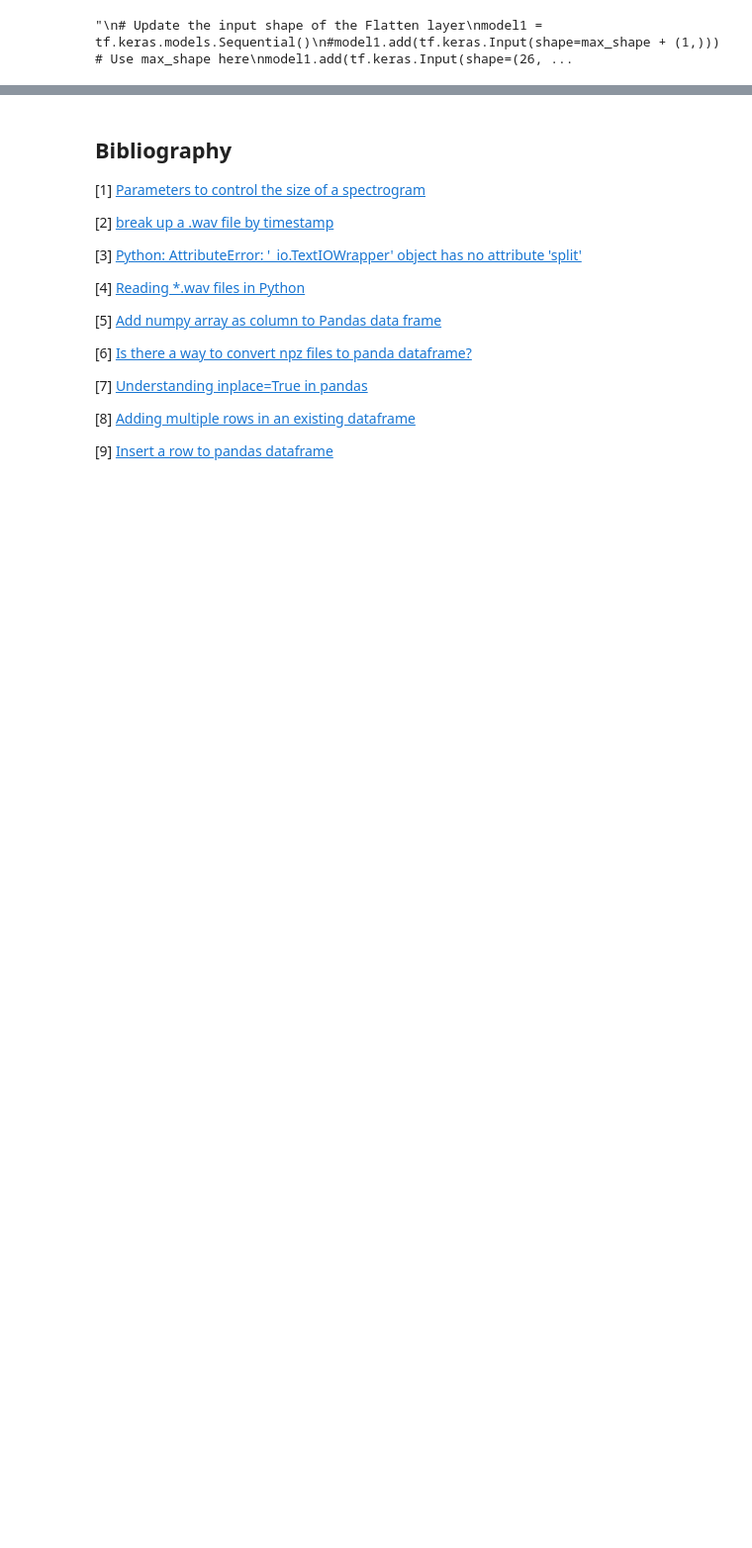
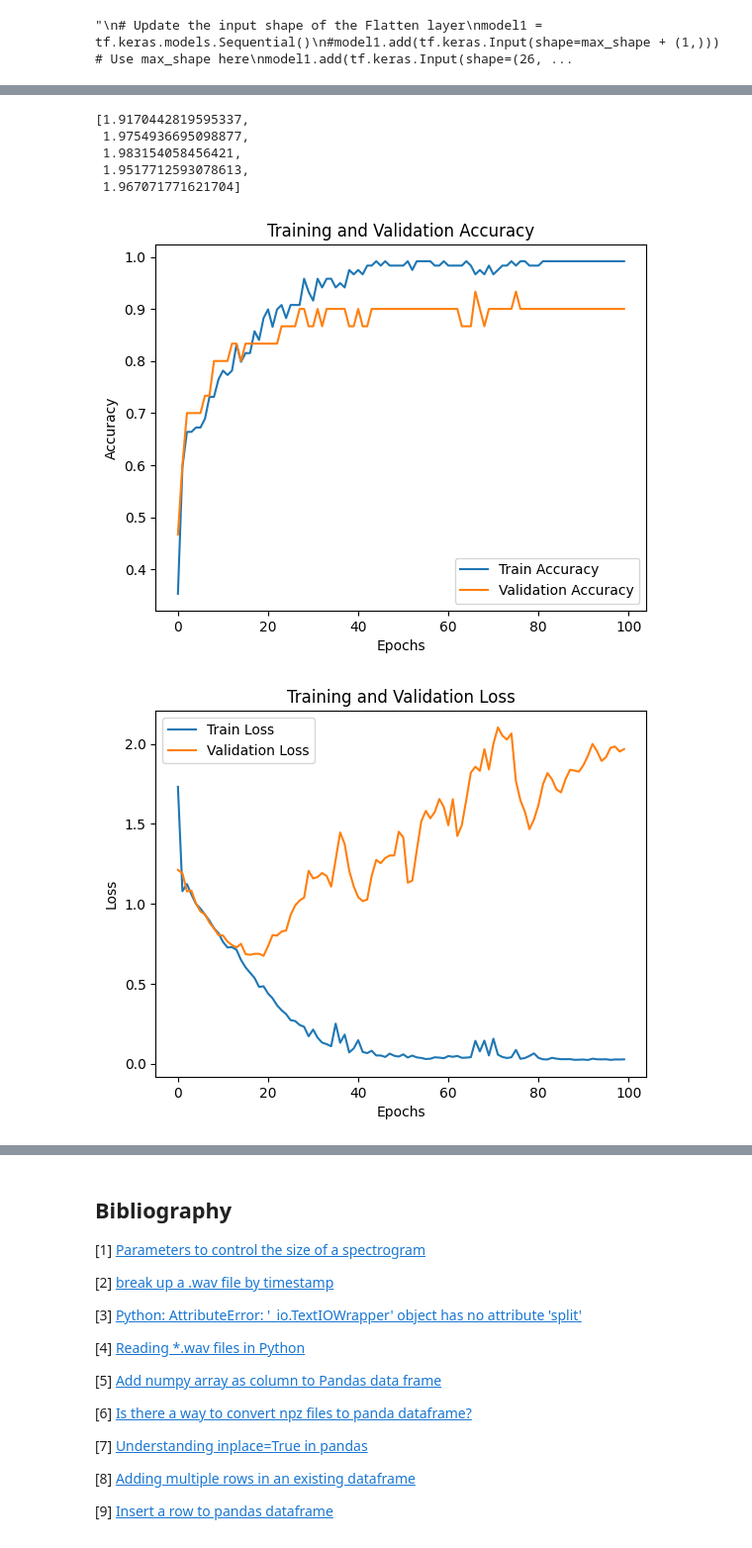
Before and after one commit to mickalleny2k/ML-Project2, a Jupyter notebook: Spectrogram.ipynb, the cells around one changed output, grey strips where cells are left out. Shown at 99% size. Drawn from its saved outputs; the diff is of its cells as text; code cells hidden in the pictures; blank space fills up the shorter version.

```diff
--- a/Spectrogram.ipynb
+++ b/Spectrogram.ipynb
@@ -1555,0 +1597,26 @@ for i in range(len(y_pred)):
+# %%
+# Update the input shape of the Flatten layer
+model2 = tf.keras.models.Sequential()
+data_augmentation,
+model2.add(tf.keras.Input(shape=X_train_padded[0].shape))  # Use the shape of the padded data
+model2.add(layers.Conv2D(16, (3, 3), padding='same', activation='relu'))
+model2.add(layers.MaxPooling2D((2, 2)))
+model2.add(layers.Dropout(0.2)),
+model2.add(layers.Conv2D(32, (3, 3), padding='same', activation='relu'))
+model2.add(layers.MaxPooling2D((2, 2)))
+model2.add(layers.Conv2D(64, (3, 3), padding='same', activation='relu'))
+model2.add(layers.MaxPooling2D((2, 2)))
+model2.add(layers.Dropout(0.2)),
+model2.add(layers.Flatten())
+model2.add(layers.Dense(100, activation='relu'))
+model2.add(layers.Dense(100, activation='relu'))
+model2.add(layers.Dense(100, activation='relu'))
+model2.add(layers.Dense(numberofclasses, activation='softmax'))
+# %%
+model2.compile(
+    optimizer=tf.keras.optimizers.Adam(0.001),
+    loss=tf.keras.losses.SparseCategoricalCrossentropy(from_logits=False),
+    metrics=['accuracy'],
+)
+# %%
+history = model2.fit(X_train_padded, y_train, epochs=100, validation_split=0.2)
@@ -1555,0 +1641,30 @@ for i in range(len(y_pred)):
+# %%
+history.history['val_loss'][-5:]
+# %% [output]
+[1.9170442819595337,
+ 1.9754936695098877,
+ 1.983154058456421,
+ 1.9517712593078613,
+ 1.967071771621704]
+# %%
+#plot_loss(history)
+plt.figure()
+plt.plot(history.history['accuracy'], label='Train Accuracy')
+plt.plot(history.history['val_accuracy'], label='Validation Accuracy')
+plt.ylabel('Accuracy')
+plt.xlabel('Epochs')
+plt.legend()
+plt.title('Training and Validation Accuracy')
+plt.show()
+
+plt.figure()
+plt.plot(history.history['loss'], label='Train Loss')
+plt.plot(history.history['val_loss'], label='Validation Loss')
+plt.ylabel('Loss')
+plt.xlabel('Epochs')
+plt.legend()
+plt.title('Training and Validation Loss')
+plt.show()
+# %% [output]
+[figure, added]
+[figure, added]
```
Also changed, not shown: parts of 27 cells of this notebook.
